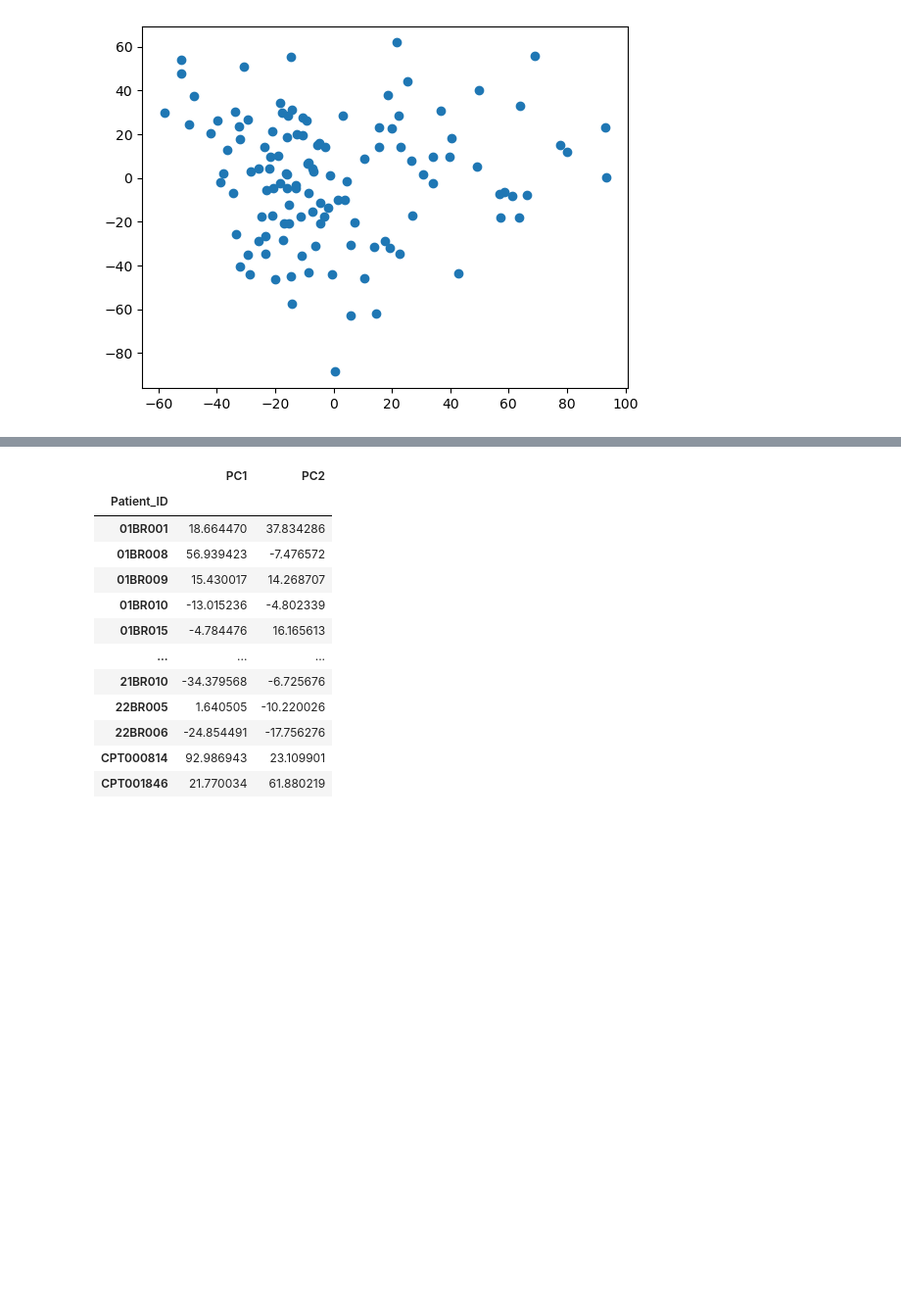
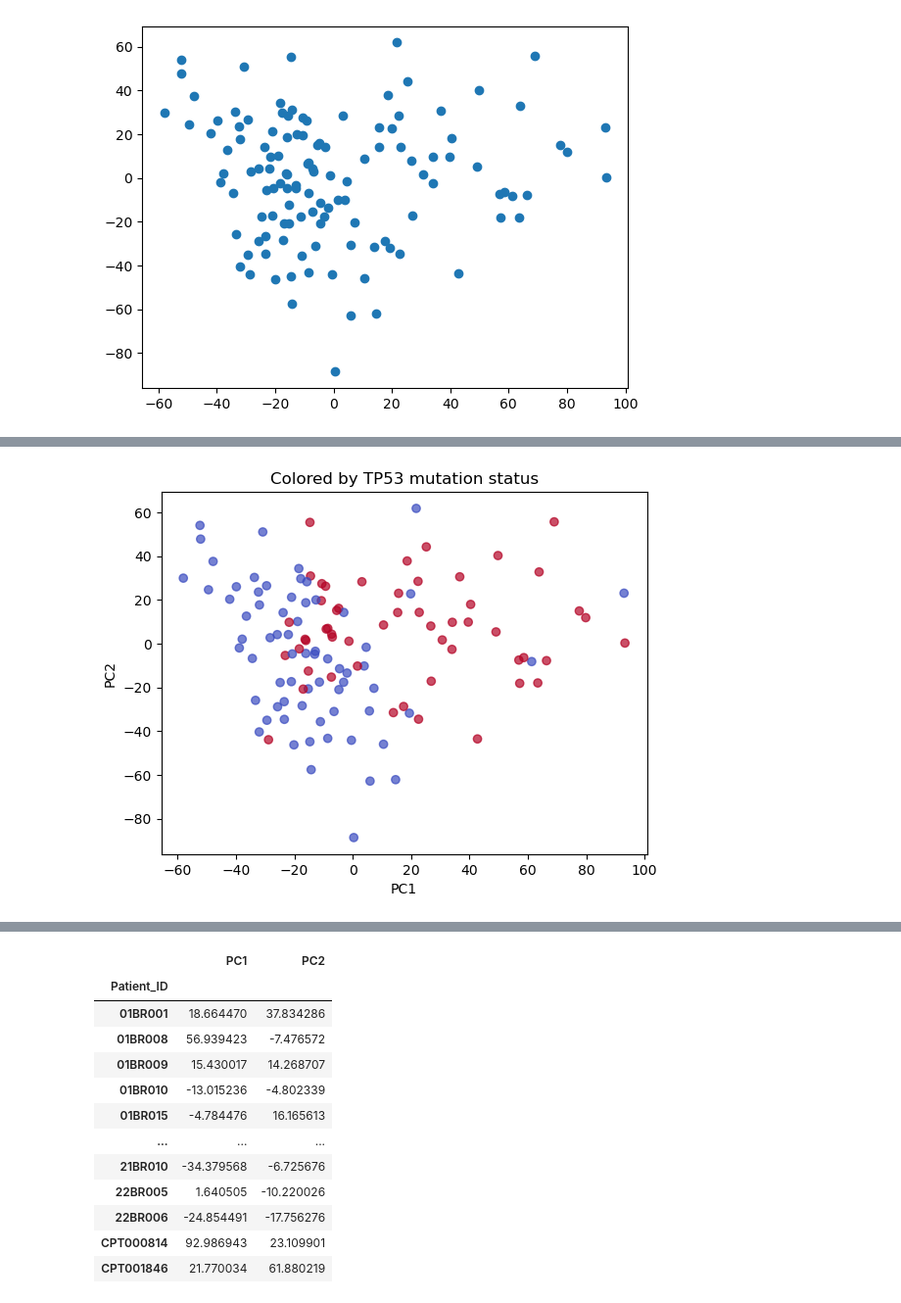
Before and after one commit to abbymuir47/bio362_finalproject, a Jupyter notebook: pca.ipynb, the cells around one changed output, grey strips where cells are left out. Shown at 98% size. Cells and saved outputs as stored; diff of their text form; code cells hidden in the pictures; blank space fills up the shorter version.

Commit message:
Added plotting faceted by presence of mutation in gene

```diff
--- a/pca.ipynb
+++ b/pca.ipynb
@@ -112,4 +112,11 @@ plt.show()
 # %% [output]
 [figure]
 # %%
-x_pca
+%store -r genes_per_patient
+mut_pca = pd.DataFrame(
+    x_pca,
+    index=all_prot.index,
+    columns=['PC1', 'PC2']
+)
+mut_pca['Mutated_Genes'] = genes_per_patient['Mutated_Genes']
+mut_pca
@@ -115,0 +138,21 @@ x_pca
+# %%
+#Let's see if patients with mutations in a specific gene cluster together
+gene = "TP53"
+
+mut_pca["TP53_mut"] = mut_pca["Mutated_Genes"].apply(
+    lambda genes: gene in genes if isinstance(genes, list) else False
+)
+
+plt.scatter(
+    mut_pca["PC1"],
+    mut_pca["PC2"],
+    c=mut_pca["TP53_mut"],
+    cmap="coolwarm",
+    alpha=0.7
+)
+plt.xlabel("PC1")
+plt.ylabel("PC2")
+plt.title("Colored by TP53 mutation status")
+plt.show()
+# %% [output]
+[figure, added]
```
Also changed, not shown: parts of 2 cells of this notebook.
